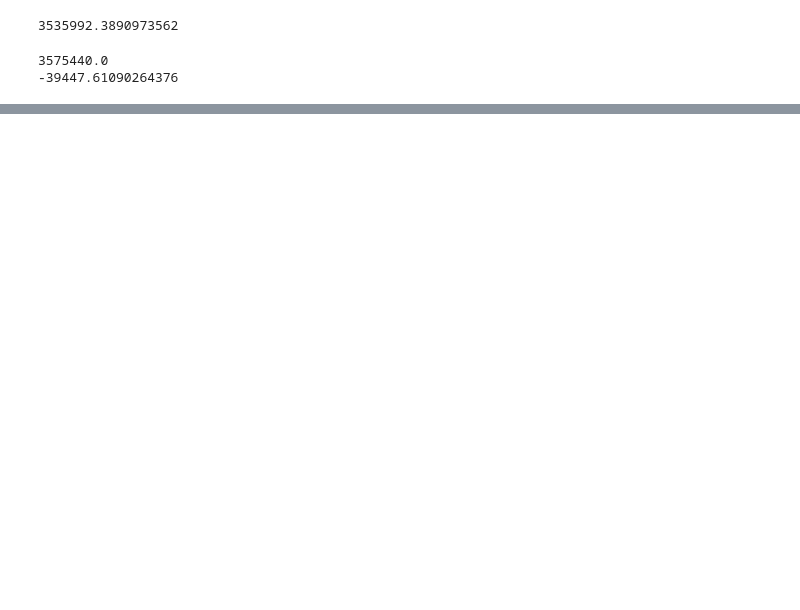
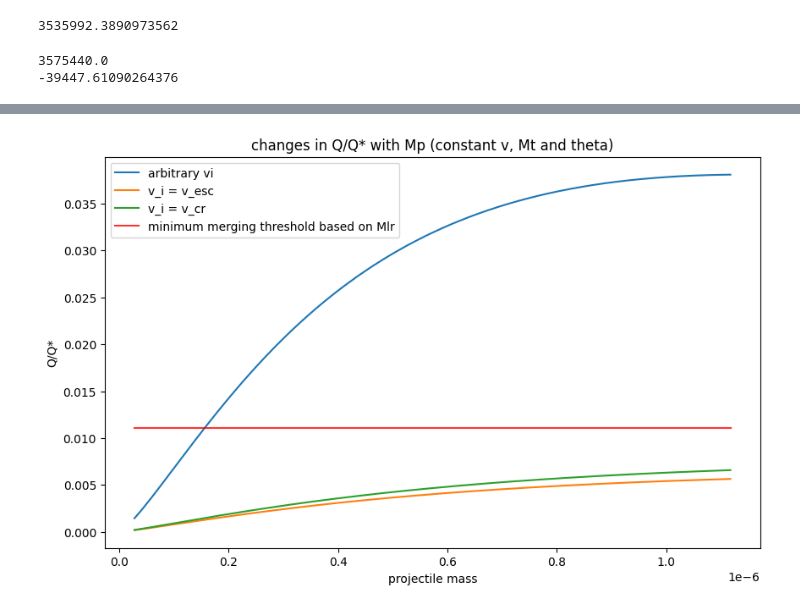
Before and after one commit to haniyehtajer/planetgarten, a Jupyter notebook: algorithm/collsion_physics_generalizes.ipynb, the cells around one changed output, grey strips where cells are left out. Saved outputs shown, nothing was run; the diff lists cells and outputs as text; code cells hidden in the pictures; blank space fills up the shorter version.

```diff
--- a/algorithm/collsion_physics_generalizes.ipynb
+++ b/algorithm/collsion_physics_generalizes.ipynb
@@ -93,0 +138,23 @@ plt.show()
+# %%
+plt.figure(figsize=(10,6))
+#theta = [0, np.pi/6, np.pi/4, np.pi/3, np.pi * 5/12, np.pi/2]
+theta = np.pi/3
+m_projectile = np.linspace(0.1* m_emb, 4*m_emb, 1000)
+Q1, Q1_star, Q1_esc, Q1_cr, merge_thresh1, v_i_esc, v_cr_v_esc, b, mu_ratio = get_Qs(2, 5*m_emb, m_projectile, 3000, theta)
+
+plt.plot(m_projectile/(M_sun/10**3), Q1/Q1_star, label = 'arbitrary vi')
+plt.plot(m_projectile/(M_sun/10**3), Q1_esc/Q1_star, label = 'v_i = v_esc')
+plt.plot(m_projectile/(M_sun/10**3), Q1_cr/Q1_star, label = 'v_i = v_cr')
+
+
+plt.plot([np.min(m_projectile)/(M_sun/10**3), np.max(m_projectile)/(M_sun/10**3)], [np.min(merge_thresh1),np.min(merge_thresh1)], alpha = 0.8, color = 'red', label = 'minimum merging threshold based on Mlr')
+
+plt.title('changes in Q/Q* with Mp (constant v, Mt and theta)')
+
+
+plt.legend()
+plt.xlabel('projectile mass')
+plt.ylabel('Q/Q*')
+plt.show()
+# %% [output]
+[figure, added]
```
Also changed, not shown: parts of 6 cells of this notebook.
